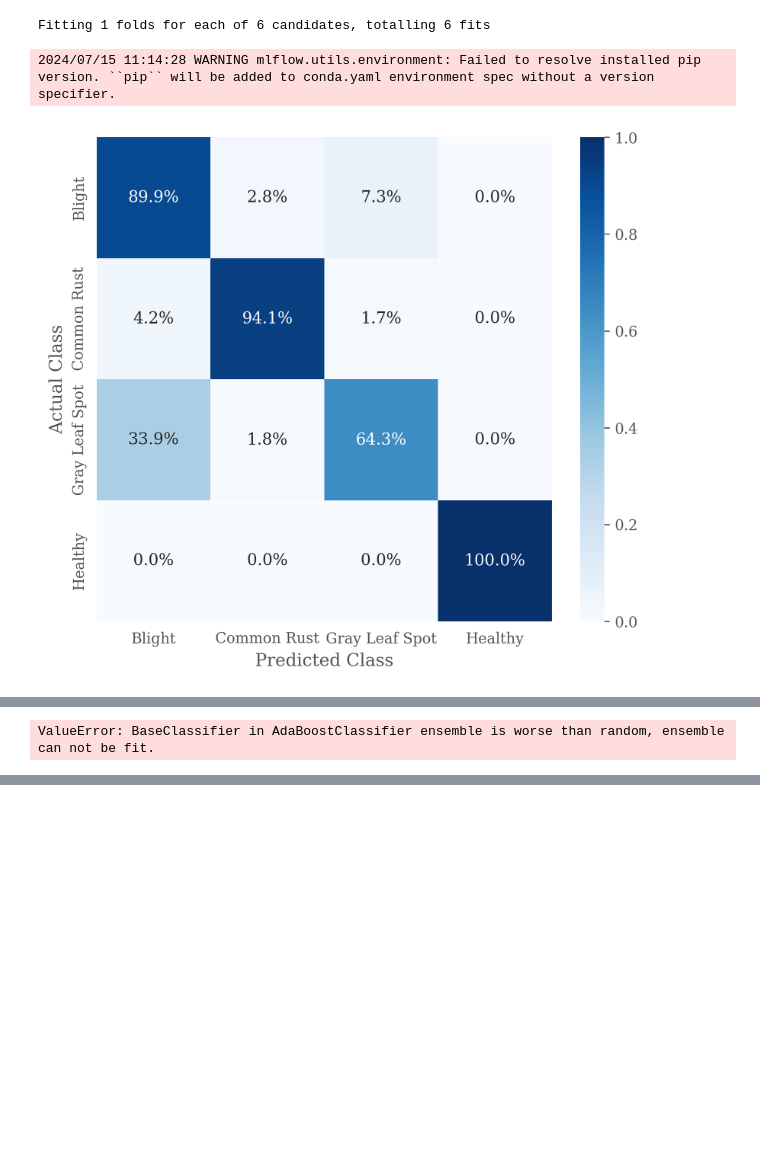
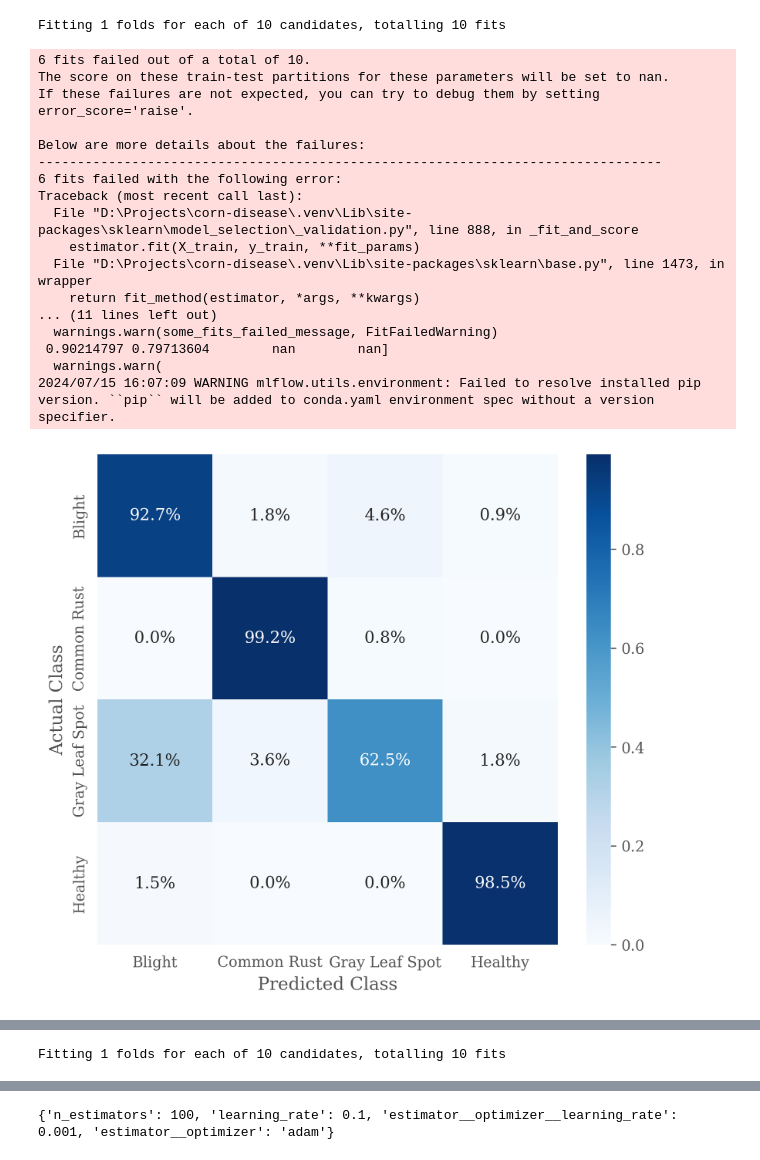
Before and after one commit to zeerafle/corn-disease, a Jupyter notebook: notebook.ipynb, the cells around one changed output, grey strips where cells are left out. Saved outputs shown, nothing was run; the diff lists cells and outputs as text; code cells hidden in the pictures; blank space fills up the shorter version.

```diff
--- a/notebook.ipynb
+++ b/notebook.ipynb
@@ -202,31 +202,45 @@ def get_model(meta, compile_kwargs):
 # %%
 for fs in [True, False]:
     # with hyperparameter tuning
     best_param = tune_hyperparameter(
-        create_estimator(KerasClassifier, model=get_model, epochs=25, random_state=42, verbose=0, optimizer='adam', optimizer__learning_rate=0.0001),
+        create_estimator(
+            AdaBoostClassifier,
+            estimator=KerasClassifier(model=get_model, epochs=25, random_state=42, verbose=0, optimizer='adam', optimizer__learning_rate=0.0001),
+            algorithm='SAMME',
+            random_state=42
+        ),
         {
-            'optimizer__learning_rate': [0.0001, 0.001, 0.01],
-            'optimizer': ['adam', 'sgd'],
+            'n_estimators': [20, 100, 500, 50],
+            'learning_rate': [0.025, 0.05, 0.1, 0.2, 0.4, 1],
+            'estimator__optimizer__learning_rate': [0.0001, 0.001, 0.01],
+            'estimator__optimizer': ['adam', 'sgd'],
         },
-        select_feature=fs
+        select_feature=fs,
+        name='BoostedKerasClassifier'
     )
+    print(best_param)
     # without hyperparameter tuning
     train_model(
         create_estimator(KerasClassifier, model=get_model, epochs=25, random_state=42, verbose=0, optimizer='adam', optimizer__learning_rate=0.0001),
         select_feature=fs
     )
-    # train with boosting with the best hyperparameters
-    train_model(
-        create_estimator(
-            AdaBoostClassifier,
-            estimator=KerasClassifier(model=get_model, epochs=25, random_state=42, verbose=0, **best_param),
-            algorithm='SAMME',
-            random_state=42
-        ),
-        select_feature=fs,
-        name='BoostedKerasClassifier'
-    )
 # %% [output]
-Fitting 1 folds for each of 6 candidates, totalling 6 fits
+Fitting 1 folds for each of 10 candidates, totalling 10 fits
-2024/07/15 11:14:28 WARNING mlflow.utils.environment: Failed to resolve installed pip version. ``pip`` will be added to conda.yaml environment spec without a version specifier.
+6 fits failed out of a total of 10.
+The score on these train-test partitions for these parameters will be set to nan.
+If these failures are not expected, you can try to debug them by setting error_score='raise'.
+
+Below are more details about the failures:
+--------------------------------------------------------------------------------
+6 fits failed with the following error:
+Traceback (most recent call last):
+  File "D:\Projects\corn-disease\.venv\Lib\site-packages\sklearn\model_selection\_validation.py", line 888, in _fit_and_score
+    estimator.fit(X_train, y_train, **fit_params)
+  File "D:\Projects\corn-disease\.venv\Lib\site-packages\sklearn\base.py", line 1473, in wrapper
+    return fit_method(estimator, *args, **kwargs)
+... (11 lines left out)
+  warnings.warn(some_fits_failed_message, FitFailedWarning)
+ 0.90214797 0.79713604        nan        nan]
+  warnings.warn(
+2024/07/15 16:07:09 WARNING mlflow.utils.environment: Failed to resolve installed pip version. ``pip`` will be added to conda.yaml environment spec without a version specifier.
-[figure, old version]
+[figure, new version]
@@ -234,2 +249,2 @@ Fitting 1 folds for each of 6 candidates, totalling 6 fits
 [figure]
-ValueError: BaseClassifier in AdaBoostClassifier ensemble is worse than random, ensemble can not be fit.
+Fitting 1 folds for each of 10 candidates, totalling 10 fits
@@ -235,0 +270 @@ ValueError: BaseClassifier in AdaBoostClassifier ensemble is worse than random,
+{'n_estimators': 100, 'learning_rate': 0.1, 'estimator__optimizer__learning_rate': 0.001, 'estimator__optimizer': 'adam'}
```
Also changed, not shown: parts of 9 cells of this notebook.
